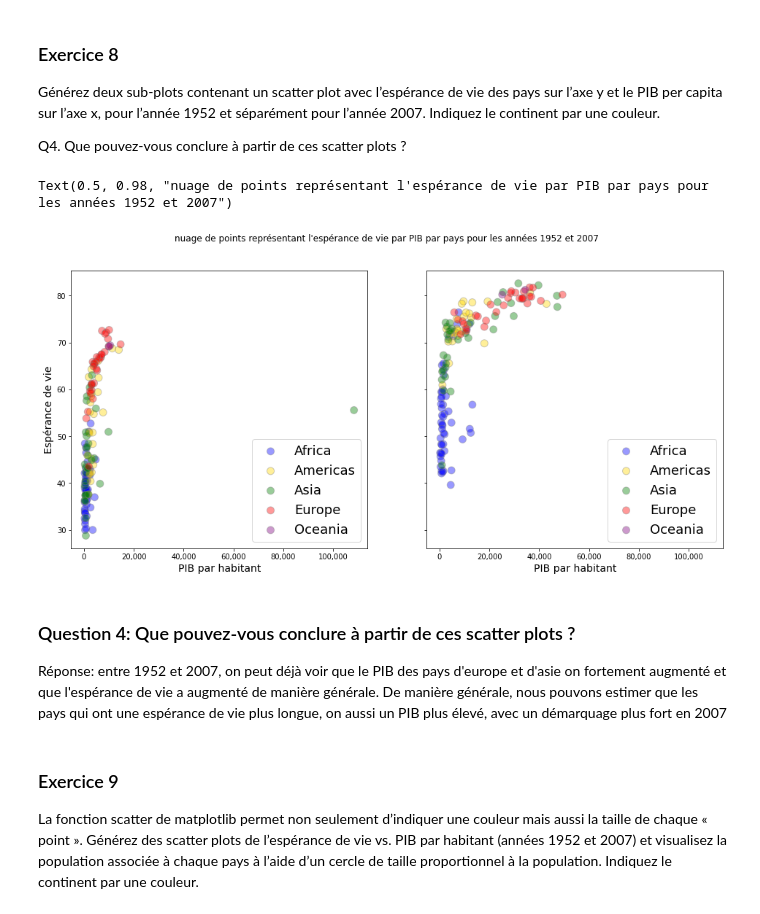
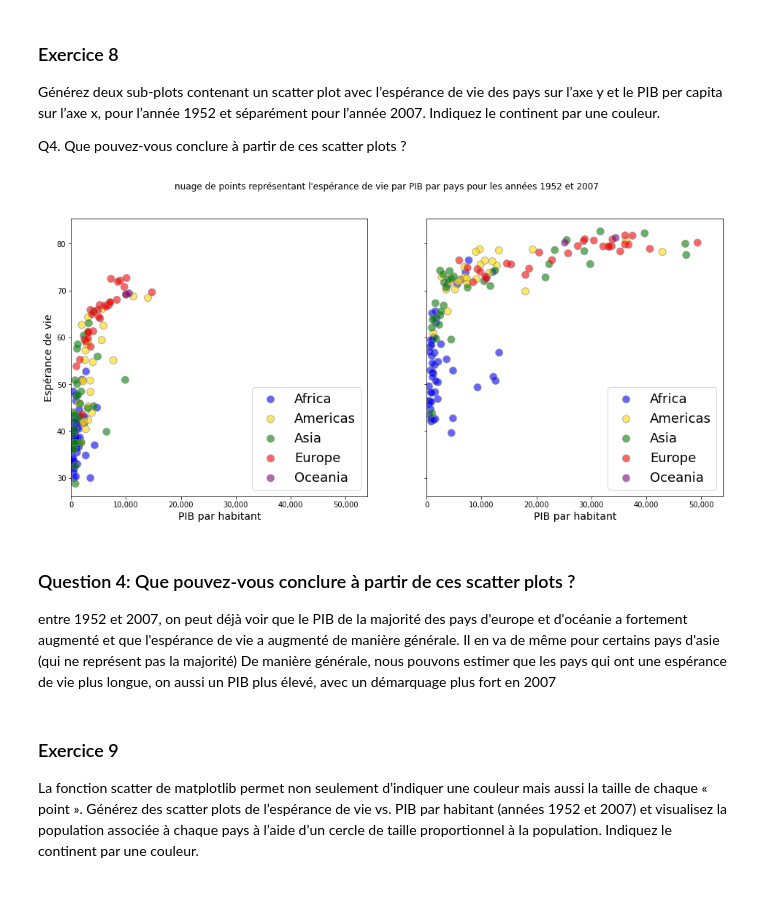
Before and after one commit to DrC0okie/Roy_VanHove_ISD_TP3, a Jupyter notebook: gapminder.ipynb, the cells around one changed output. Cells and saved outputs as stored; diff of their text form; code cells hidden in the pictures.

```diff
--- a/gapminder.ipynb
+++ b/gapminder.ipynb
@@ -218,31 +216,41 @@ Générez deux sub-plots contenant un scatter plot avec l’espérance de vie de
 Q4. Que pouvez-vous conclure à partir de ces scatter plots ?
 # %%
 #Création des subplots avec des valeurs x et y partagées
-plot, subPlots = plt.subplots(1, 2, sharex=True, sharey=True, figsize=(16, 7))
+plot, subPlots = plt.subplots(1, 2, sharey=True, figsize=(16, 7))
+#Selection des données dont nous avons besoin
 colors = {"Africa":"blue", "Americas":"gold", "Asia":"green", "Europe":"red", "Oceania":"purple"}
-datas = ([gm.loc[:, ["continent","lifeExp", "gdpPercap","year"]].query("year == 1952"),(gm.loc[:, ["continent","lifeExp", 'gdpPercap','year']].query("year == 2007"))])
+years = ("1952", "2007")
+sel = gm.loc[:, ["continent", "lifeExp", "gdpPercap", "year"]]
 
-#iteration sur les subplots
-for i in range(0,2) :
-    #Iteration sur les continents pour les plotter, leur donner une couleur
-    for j, (cont, df) in enumerate(datas[i].groupby('continent')):
-        df.plot.scatter(ax=subPlots[i], x="gdpPercap", y="lifeExp", s=100, alpha=0.4, edgecolors='grey',
-                        c=df['continent'].map(colors), label=cont)
-    subPlots[i].get_xaxis().set_major_formatter(mpl.ticker.FuncFormatter(lambda x, p: format(int(x), ",")))
-    subPlots[i].legend(loc=4, prop={"size": 18})
-    subPlots[i].set_ylabel("Espérance de vie", fontsize=14)
-    subPlots[i].set_xlabel("PIB par habitant", fontsize=14)
+def getDataBy(selection, years):
+    return ([selection.query("year == " + years[0]),(selection.query("year == " + years[1]))])
 
-#Donner un titre au plot principal
-plot.suptitle("nuage de points représentant l\'espérance de vie par PIB par pays pour les années 1952 et 2007")
+def scatterPlot(data, sizeByPop):
+    #iteration sur les subplots
+    for i in range(0,2) :
+        #Iteration sur les continents pour les plotter, leur donner une couleur
+        for j, (cont, df) in enumerate(data[i].groupby('continent')):
+            if sizeByPop:
+                size = df["pop"]*0.0000015
+            else : size = 100
+            df.plot.scatter(ax=subPlots[i], x="gdpPercap", y="lifeExp", s=size, alpha=0.6, edgecolors='grey',
+                            c=df['continent'].map(colors), label=cont)
+        subPlots[i].set_xbound(0, 54000)
+        subPlots[i].get_xaxis().set_major_formatter(mpl.ticker.FuncFormatter(lambda x, p: format(int(x), ",")))
+        subPlots[i].legend(loc=4, prop={"size": 18})
+        subPlots[i].set_ylabel("Espérance de vie", fontsize=14)
+        subPlots[i].set_xlabel("PIB par habitant", fontsize=14)
+
+    #Donner un titre au plot principal
+    plot.suptitle("nuage de points représentant l\'espérance de vie par PIB par pays pour les années 1952 et 2007")
+
+scatterPlot(getDataBy(sel, years), False)
 # %% [output]
-Text(0.5, 0.98, "nuage de points représentant l'espérance de vie par PIB par pays pour les années 1952 et 2007")
-[figure, old version]
+[figure, new version]
 # %% [markdown]
 ### Question 4: Que pouvez-vous conclure à partir de ces scatter plots ?
 
-Réponse:
-entre 1952 et 2007, on peut déjà voir que le PIB des pays d'europe et d'asie on fortement augmenté et que l'espérance de vie a augmenté de manière générale.
+entre 1952 et 2007, on peut déjà voir que le PIB de la majorité des pays d'europe et d'océanie a fortement augmenté et que l'espérance de vie a augmenté de manière générale. Il en va de même pour certains pays d'asie (qui ne représent pas la majorité)
 De manière générale, nous pouvons estimer que les pays qui ont une espérance de vie plus longue, on aussi un PIB plus élevé, avec un démarquage plus fort en 2007
 # %% [markdown]
 ### Exercice 9
```
Also changed, not shown: parts of 7 cells of this notebook.
